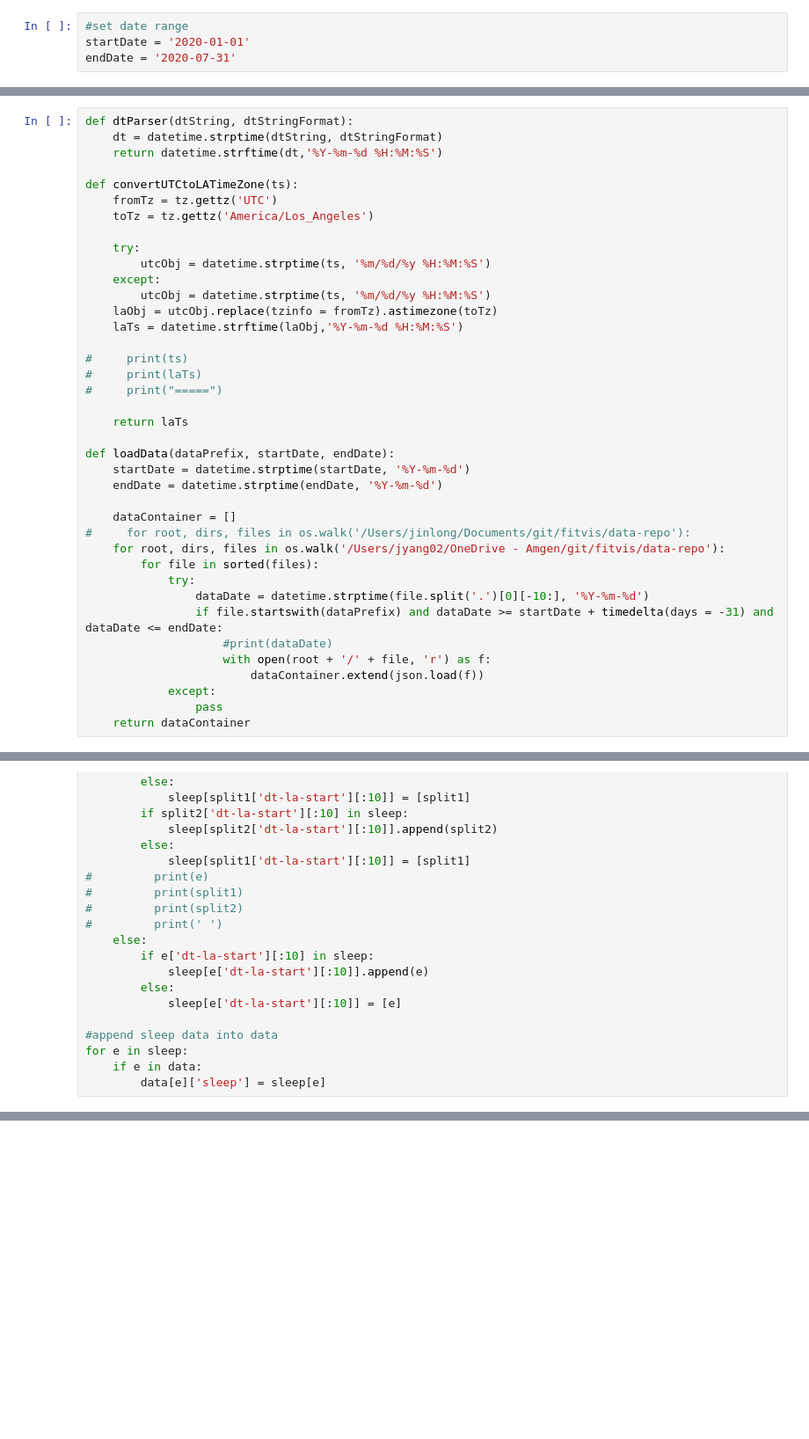
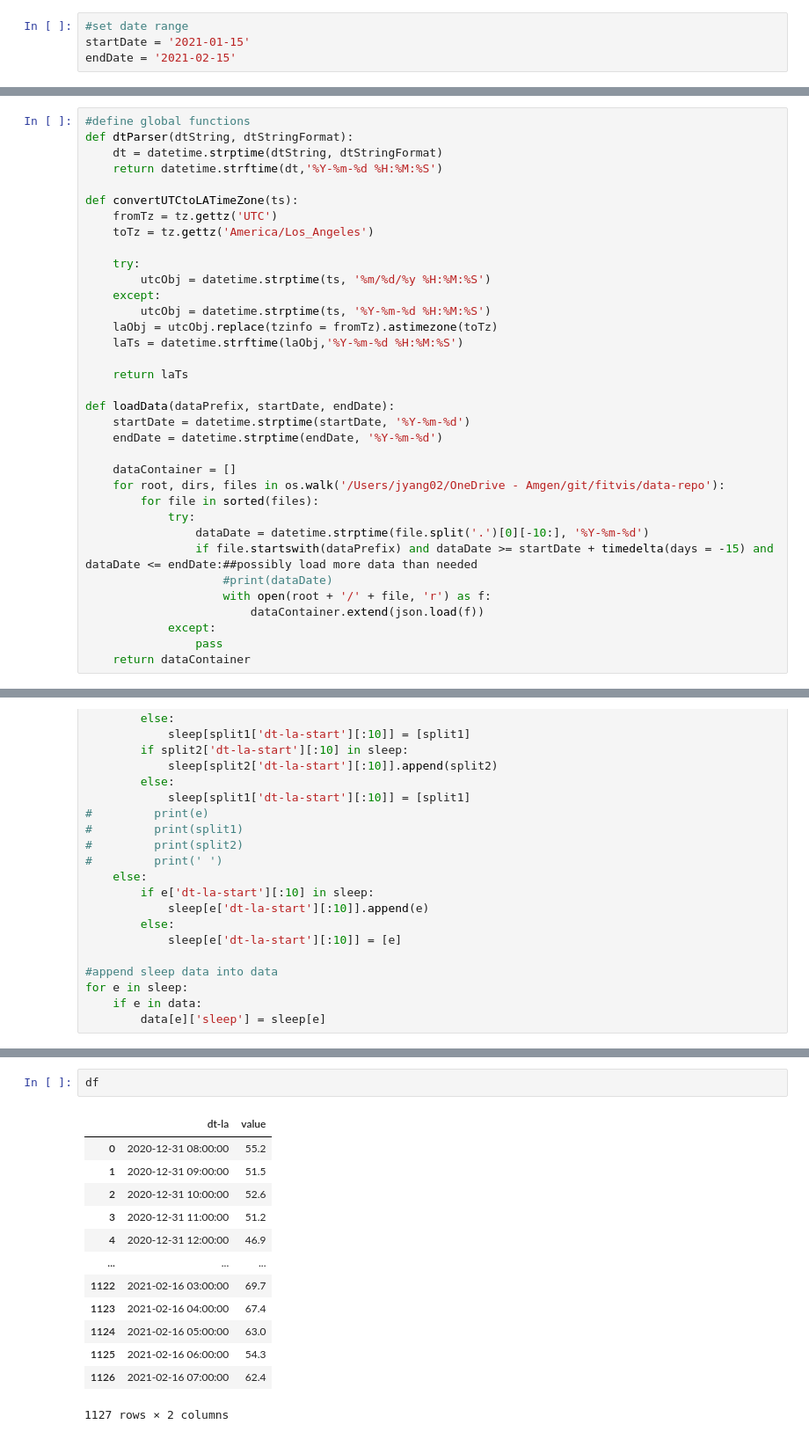
Before and after one commit to jinlong25/fitvis, a Jupyter notebook: data-prep/data-prep.ipynb, the cells around one changed output, grey strips where cells are left out. Shown: that part at 88% size. Drawn from its saved outputs; the diff is of its cells as text; blank space fills up the shorter version.

```diff
--- a/data-prep/data-prep.ipynb
+++ b/data-prep/data-prep.ipynb
@@ -1,7 +1,7 @@
 # %%
 #set date range
-startDate = '2020-01-01'
-endDate = '2020-07-31'
+startDate = '2021-01-15'
+endDate = '2021-02-15'
 # %%
 #load in packages
 import json
@@ -11,4 +12,5 @@ from dateutil import tz
 # %%
+#define global functions
 def dtParser(dtString, dtStringFormat):
     dt = datetime.strptime(dtString, dtStringFormat)
     return datetime.strftime(dt,'%Y-%m-%d %H:%M:%S')
@@ -20,13 +22,9 @@ def convertUTCtoLATimeZone(ts):
     try:
         utcObj = datetime.strptime(ts, '%m/%d/%y %H:%M:%S')
     except:
-        utcObj = datetime.strptime(ts, '%m/%d/%y %H:%M:%S')
+        utcObj = datetime.strptime(ts, '%Y-%m-%d %H:%M:%S')
     laObj = utcObj.replace(tzinfo = fromTz).astimezone(toTz)
     laTs = datetime.strftime(laObj,'%Y-%m-%d %H:%M:%S')
-
-#     print(ts)
-#     print(laTs)
-#     print("=====")
 
     return laTs
 
@@ -35,12 +33,11 @@ def loadData(dataPrefix, startDate, endDate):
     endDate = datetime.strptime(endDate, '%Y-%m-%d')
 
     dataContainer = []
-#     for root, dirs, files in os.walk('/Users/jinlong/Documents/git/fitvis/data-repo'):
     for root, dirs, files in os.walk('/Users/jyang02/OneDrive - Amgen/git/fitvis/data-repo'):
         for file in sorted(files):
             try:
                 dataDate = datetime.strptime(file.split('.')[0][-10:], '%Y-%m-%d')
-                if file.startswith(dataPrefix) and dataDate >= startDate + timedelta(days = -31) and dataDate <= endDate:
+                if file.startswith(dataPrefix) and dataDate >= startDate + timedelta(days = -15) and dataDate <= endDate:##possibly load more data than needed
                     #print(dataDate)
                     with open(root + '/' + file, 'r') as f:
                         dataContainer.extend(json.load(f))
@@ -168,0 +206,16 @@ for e in hr:
+# %%
+df
+# %% [output]
+|  | dt-la | value |
+| 0 | 2020-12-31 08:00:00 | 55.2 |
+| 1 | 2020-12-31 09:00:00 | 51.5 |
+| 2 | 2020-12-31 10:00:00 | 52.6 |
+| 3 | 2020-12-31 11:00:00 | 51.2 |
+| 4 | 2020-12-31 12:00:00 | 46.9 |
+| ... | ... | ... |
+| 1122 | 2021-02-16 03:00:00 | 69.7 |
+| 1123 | 2021-02-16 04:00:00 | 67.4 |
+| 1124 | 2021-02-16 05:00:00 | 63.0 |
+| 1125 | 2021-02-16 06:00:00 | 54.3 |
+| 1126 | 2021-02-16 07:00:00 | 62.4 |
+1127 rows × 2 columns
```
Also changed, not shown: parts of 7 cells of this notebook, 8 other files.
